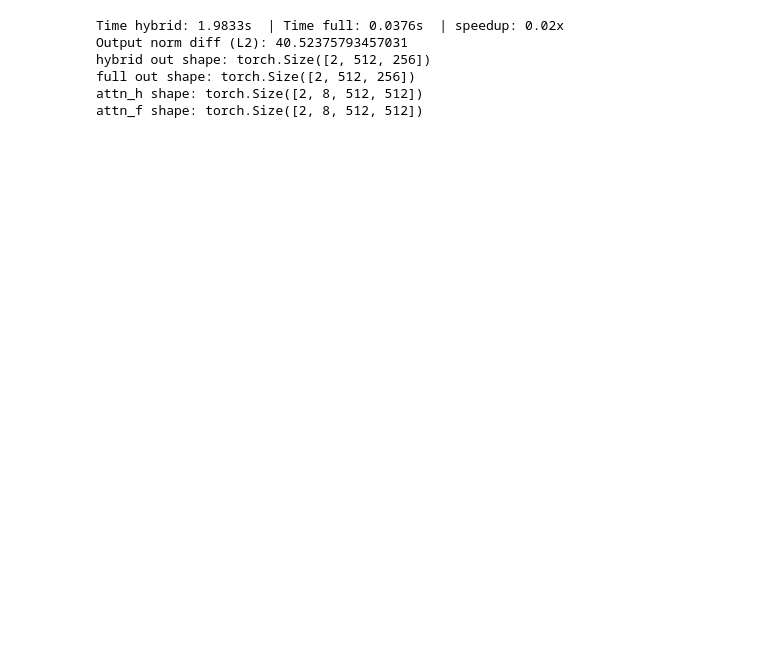
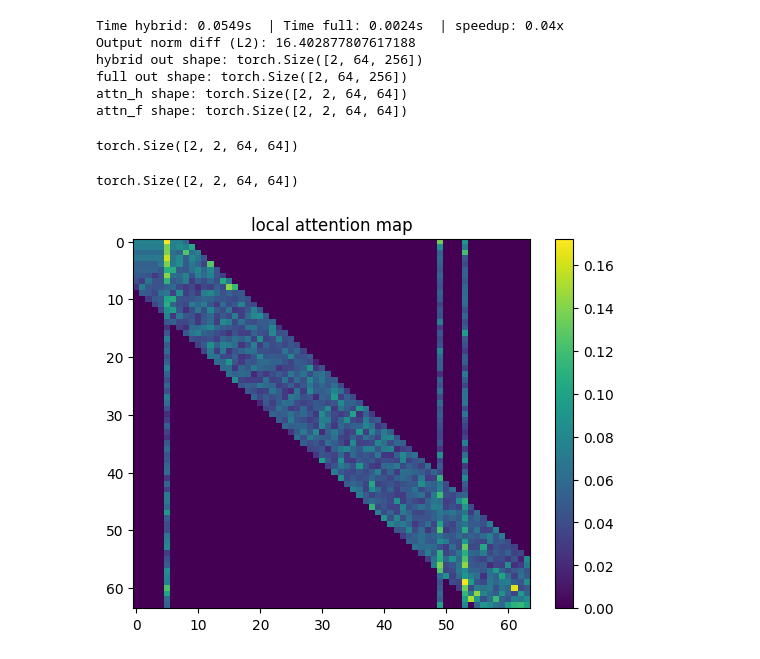
Before and after one commit to Shinichi0713/LLM-fundamental-study, a Jupyter notebook: attention/sparce_attn_src/src/Sparce_Attention_GlobalAttentnion.ipynb, the cells around one changed output. Drawn from its saved outputs; the diff is of its cells as text; code cells hidden in the pictures; blank space fills up the shorter version.

```diff
--- a/attention/sparce_attn_src/src/Sparce_Attention_GlobalAttentnion.ipynb
+++ b/attention/sparce_attn_src/src/Sparce_Attention_GlobalAttentnion.ipynb
@@ -205,9 +206,9 @@ class HybridSparseAttention(nn.Module):
 def benchmark_and_check():
     device = "cuda" if torch.cuda.is_available() else "cpu"
     B = 2
-    T = 512
+    T = 64
     D = 256
-    H = 8
+    H = 2
     window = 8
     # random data
     x = torch.randn(B, T, D, device=device)
@@ -284,9 +285,24 @@ def benchmark_and_check():
 if __name__ == "__main__":
     hybrid, fullmha, x, gmask, out_h, out_f, attn_h, attn_f = benchmark_and_check()
 # %% [output]
-Time hybrid: 1.9833s  | Time full: 0.0376s  | speedup: 0.02x
-Output norm diff (L2): 40.52375793457031
-hybrid out shape: torch.Size([2, 512, 256])
-full out shape: torch.Size([2, 512, 256])
-attn_h shape: torch.Size([2, 8, 512, 512])
-attn_f shape: torch.Size([2, 8, 512, 512])
+Time hybrid: 0.0549s  | Time full: 0.0024s  | speedup: 0.04x
+Output norm diff (L2): 16.402877807617188
+hybrid out shape: torch.Size([2, 64, 256])
+full out shape: torch.Size([2, 64, 256])
+attn_h shape: torch.Size([2, 2, 64, 64])
+attn_f shape: torch.Size([2, 2, 64, 64])
+# %%
+attn_f.shape
+# %% [output]
+torch.Size([2, 2, 64, 64])
+# %%
+attn_h.shape
+# %% [output]
+torch.Size([2, 2, 64, 64])
+# %%
+plt.imshow(attn_h[0, 0].detach().cpu().numpy(), aspect='auto')
+plt.colorbar()
+plt.title("local attention map")
+plt.show()
+# %% [output]
+[figure, added]
```
Also changed, not shown: parts of 2 cells of this notebook, 2 other files.
